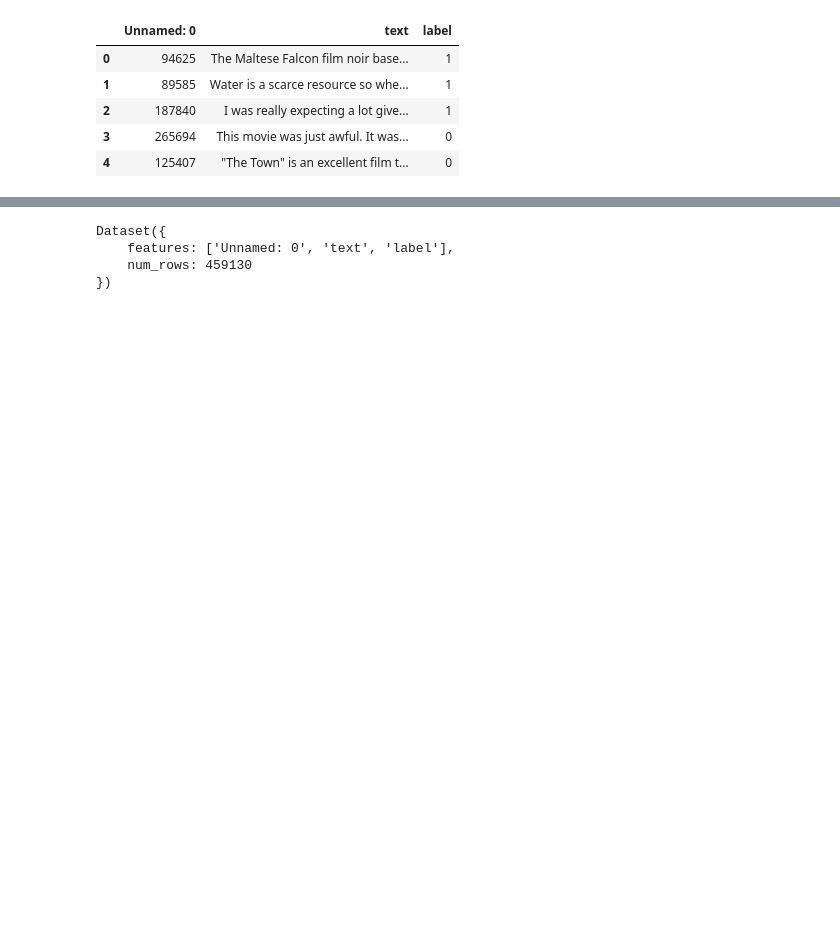
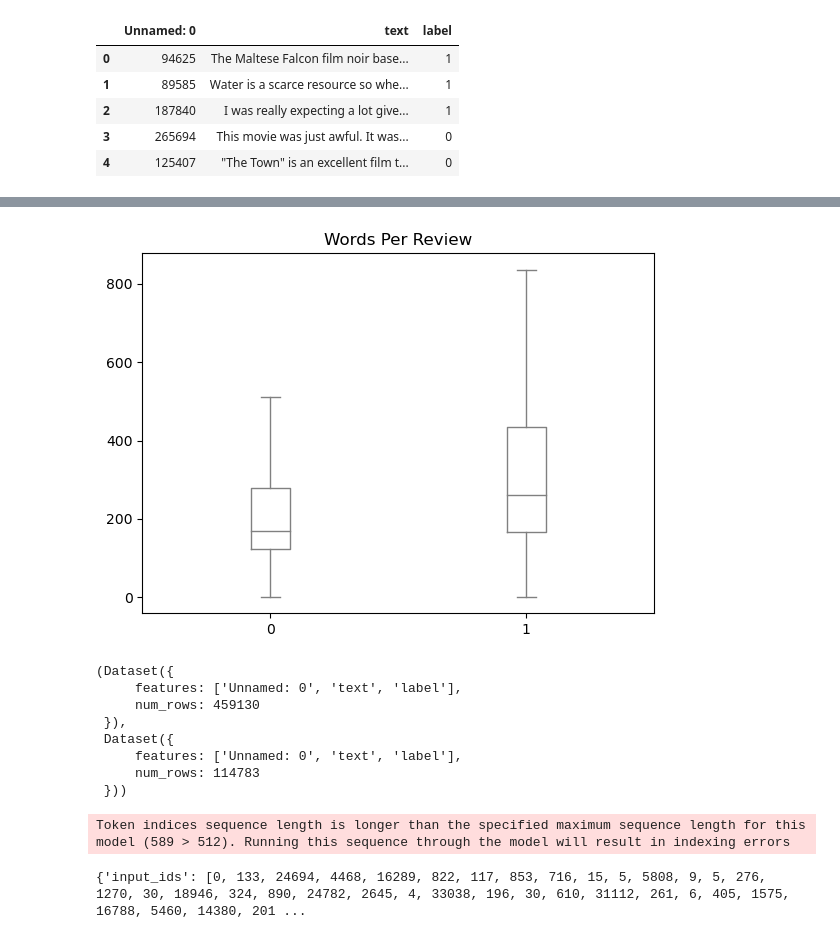
Before and after one commit to bhavya-giri/spoiler-alert, a Jupyter notebook: notebooks/Text Classification.ipynb, the cells around one changed output, grey strips where cells are left out. Cells and saved outputs as stored; diff of their text form; code cells hidden in the pictures; blank space fills up the shorter version.

Commit message:
feat: tokenizing

```diff
--- a/notebooks/Text Classification.ipynb
+++ b/notebooks/Text Classification.ipynb
@@ -14,0 +23,9 @@ train_df.head()
+# %%
+train_df["Words Per Review"] = train_df["text"].str.split().apply(len)
+train_df.boxplot("Words Per Review", by="label", grid=False, showfliers=False,
+           color="gray")
+plt.suptitle("")
+plt.xlabel("")
+plt.show()
+# %% [output]
+[figure, added]
@@ -15,9 +34,13 @@ train_df.head()
 # %%
 train_ds = Dataset.from_pandas(train_df)
 valid_ds = Dataset.from_pandas(valid_df)
-train_ds
+train_ds,valid_ds
 # %% [output]
-Dataset({
-    features: ['Unnamed: 0', 'text', 'label'],
-    num_rows: 459130
-})
+(Dataset({
+     features: ['Unnamed: 0', 'text', 'label'],
+     num_rows: 459130
+ }),
+ Dataset({
+     features: ['Unnamed: 0', 'text', 'label'],
+     num_rows: 114783
+ }))
@@ -23,0 +50,6 @@ Dataset({
+# %%
+encoded_text = tokenizer(train_df["text"][0])
+encoded_text
+# %% [output]
+Token indices sequence length is longer than the specified maximum sequence length for this model (589 > 512). Running this sequence through the model will result in indexing errors
+{'input_ids': [0, 133, 24694, 4468, 16289, 822, 117, 853, 716, 15, 5, 5808, 9, 5, 276, 1270, 30, 18946, 324, 890, 24782, 2645, 4, 33038, 196, 30, 610, 31112, 261, 6, 405, 1575, 16788, 5460, 14380, 201 ...
```
Also changed, not shown: parts of 9 cells of this notebook.
